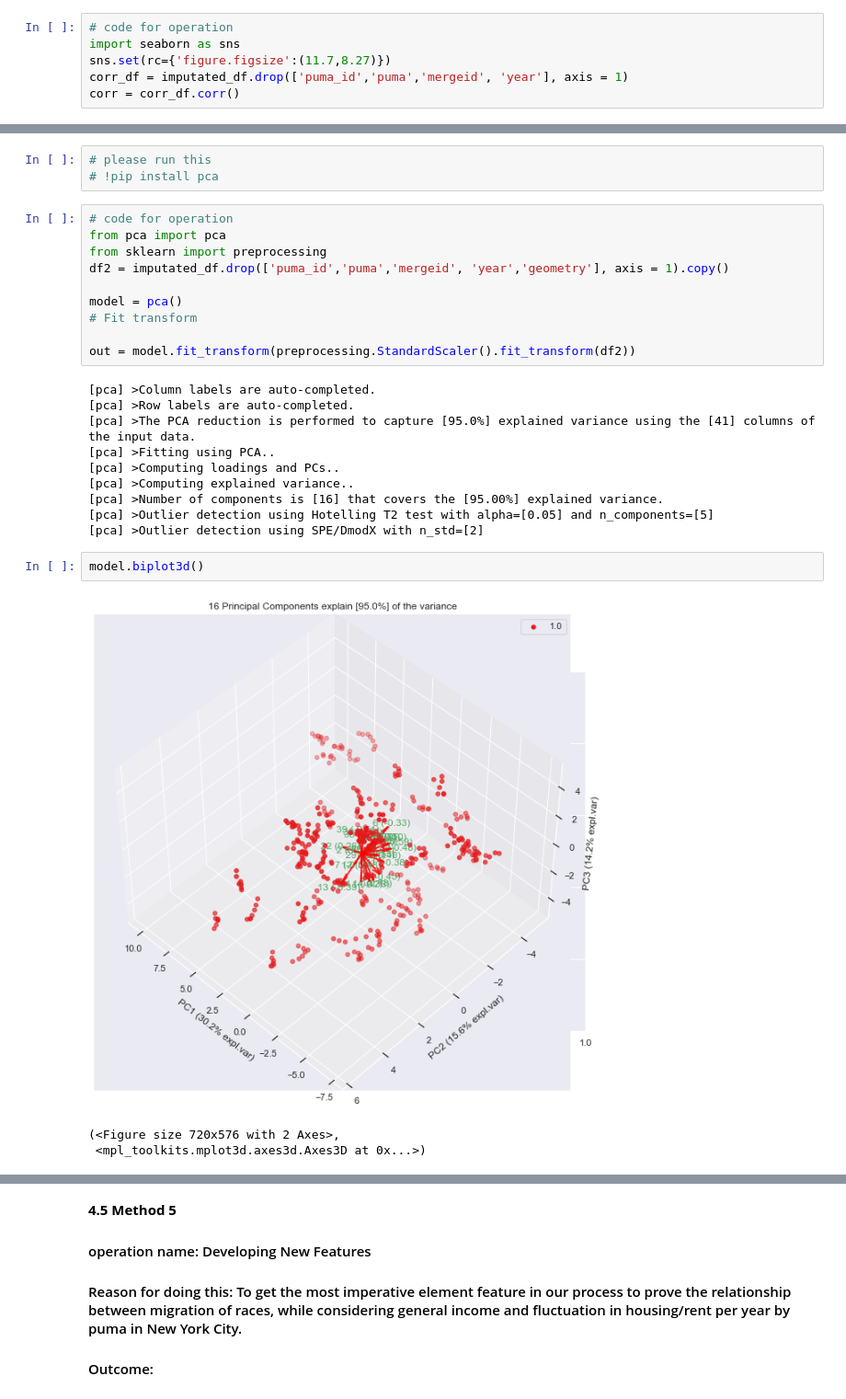
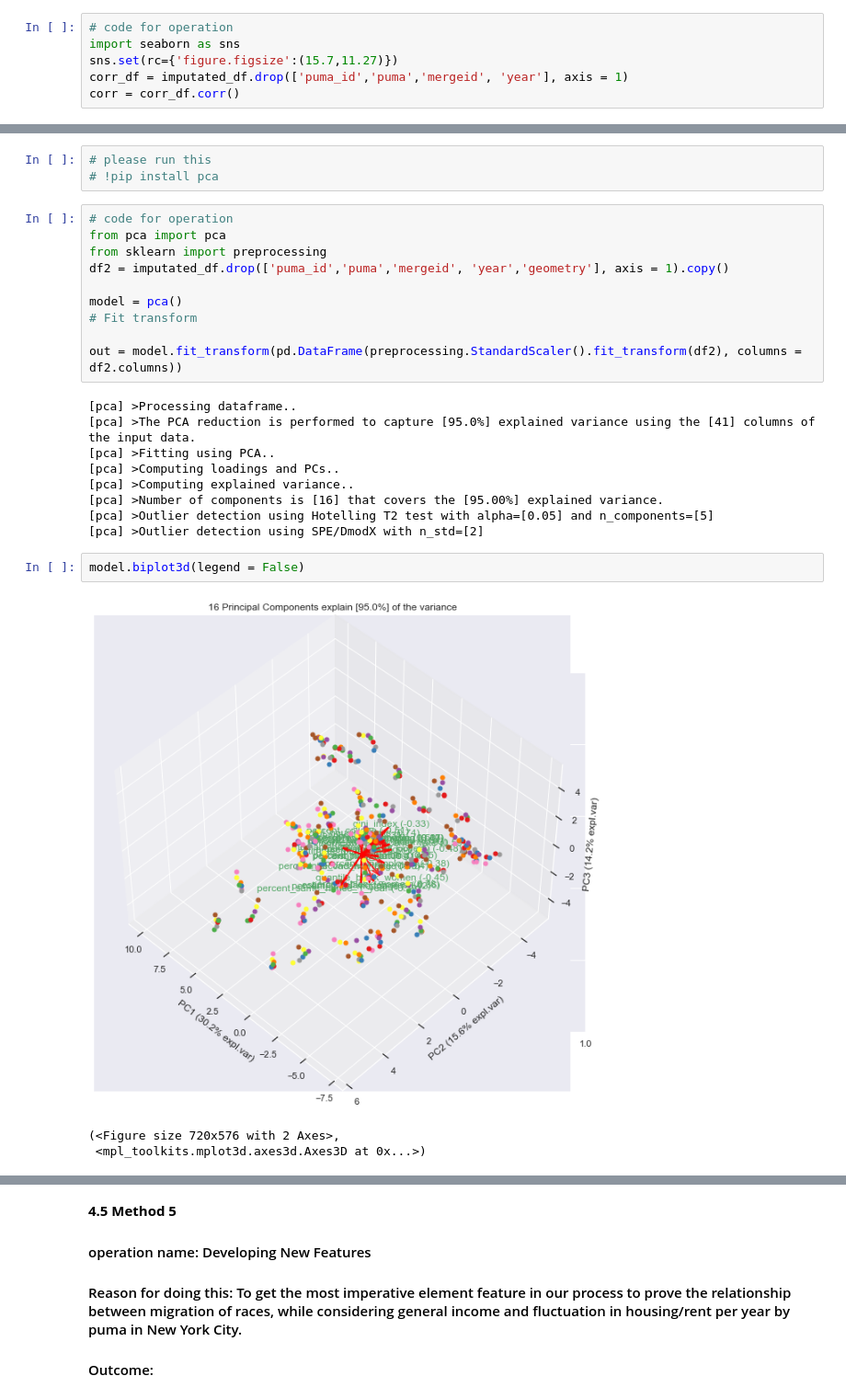
Before and after one commit to zemingzhang1/Data-Intensive, a Jupyter notebook: phase2.ipynb, the cells around one changed output, grey strips where cells are left out. Shown at 92% size. Saved outputs shown, nothing was run; the diff lists cells and outputs as text.

```diff
--- a/phase2.ipynb
+++ b/phase2.ipynb
@@ -237,7 +237,7 @@ P-value of Moran statistics of a single variable: 3.535493313666649e-07
 # %%
 # code for operation
 import seaborn as sns
-sns.set(rc={'figure.figsize':(11.7,8.27)})
+sns.set(rc={'figure.figsize':(15.7,11.27)})
 corr_df = imputated_df.drop(['puma_id','puma','mergeid', 'year'], axis = 1)
 corr = corr_df.corr()
 # %%
@@ -273,10 +273,9 @@ df2 = imputated_df.drop(['puma_id','puma','mergeid', 'year','geometry'], axis =
 model = pca()
 # Fit transform
 
-out = model.fit_transform(preprocessing.StandardScaler().fit_transform(df2))
+out = model.fit_transform(pd.DataFrame(preprocessing.StandardScaler().fit_transform(df2), columns =  df2.columns))
 # %% [output]
-[pca] >Column labels are auto-completed.
-[pca] >Row labels are auto-completed.
+[pca] >Processing dataframe..
 [pca] >The PCA reduction is performed to capture [95.0%] explained variance using the [41] columns of the input data.
 [pca] >Fitting using PCA..
 [pca] >Computing loadings and PCs..
@@ -285,9 +284,9 @@ out = model.fit_transform(preprocessing.StandardScaler().fit_transform(df2))
 [pca] >Outlier detection using Hotelling T2 test with alpha=[0.05] and n_components=[5]
 [pca] >Outlier detection using SPE/DmodX with n_std=[2]
 # %%
-model.biplot3d()
+model.biplot3d(legend = False)
 # %% [output]
-[figure, old version]
+[figure, new version]
 (<Figure size 720x576 with 2 Axes>,
  <mpl_toolkits.mplot3d.axes3d.Axes3D at 0x...>)
 # %%
```
Also changed, not shown: parts of 5 cells of this notebook.
